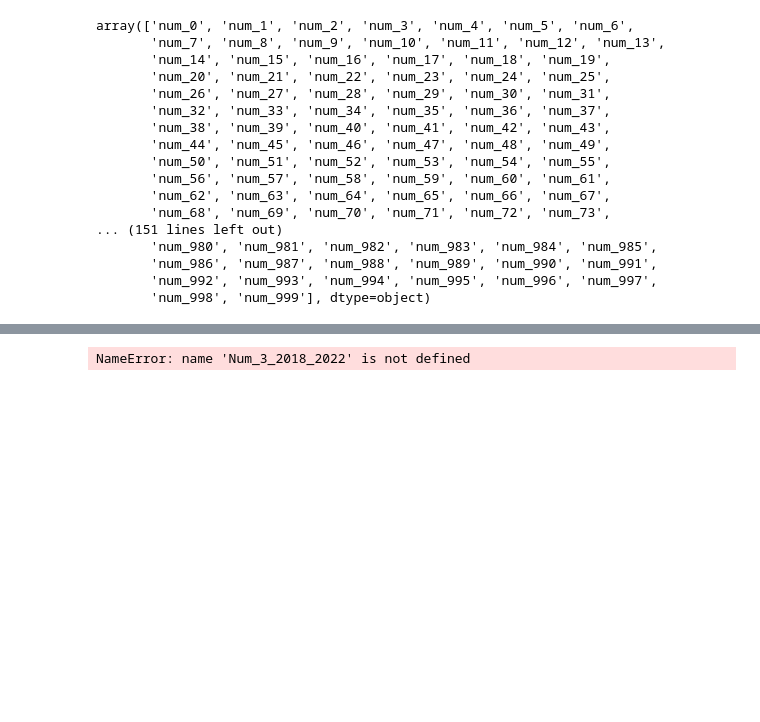
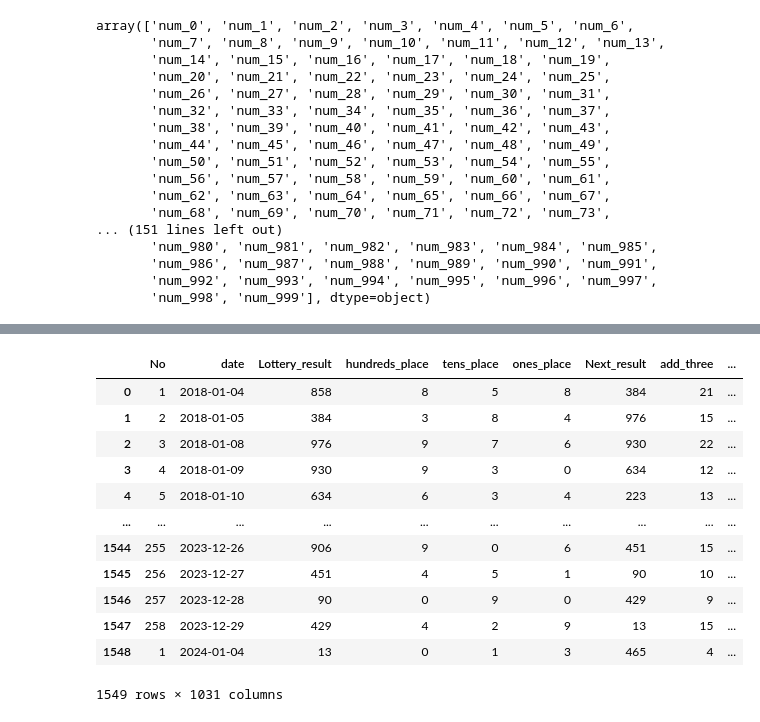
Before and after one commit to yyoshikun/workdir, a Jupyter notebook: Num_3_challenge_5.ipynb, the cells around one changed output, grey strips where cells are left out. Cells and saved outputs as stored; diff of their text form; code cells hidden in the pictures; blank space fills up the shorter version.

```diff
--- a/Num_3_challenge_5.ipynb
+++ b/Num_3_challenge_5.ipynb
@@ -782,9 +783,21 @@ df_tens_place_d
 # %%
 #038 元データとtens_place変数を結合
-Num_3_2018_2023 = pd.concat([Num_3_2018_2022, df_tens_place_d], axis=1)
+Num_3_2018_2023 = pd.concat([Num_3_2018_2023, df_tens_place_d], axis=1)
 Num_3_2018_2023
 # %% [output]
+|  | No | date | Lottery_result | hundreds_place | tens_place | ones_place | Next_result | add_three | ... |
+| 0 | 1 | 2018-01-04 | 858 | 8 | 5 | 8 | 384 | 21 | ... |
+| 1 | 2 | 2018-01-05 | 384 | 3 | 8 | 4 | 976 | 15 | ... |
+| 2 | 3 | 2018-01-08 | 976 | 9 | 7 | 6 | 930 | 22 | ... |
+| 3 | 4 | 2018-01-09 | 930 | 9 | 3 | 0 | 634 | 12 | ... |
+| 4 | 5 | 2018-01-10 | 634 | 6 | 3 | 4 | 223 | 13 | ... |
+| ... | ... | ... | ... | ... | ... | ... | ... | ... | ... |
+| 1544 | 255 | 2023-12-26 | 906 | 9 | 0 | 6 | 451 | 15 | ... |
+| 1545 | 256 | 2023-12-27 | 451 | 4 | 5 | 1 | 90 | 10 | ... |
+| 1546 | 257 | 2023-12-28 | 90 | 0 | 9 | 0 | 429 | 9 | ... |
+| 1547 | 258 | 2023-12-29 | 429 | 4 | 2 | 9 | 13 | 15 | ... |
+| 1548 | 1 | 2024-01-04 | 13 | 0 | 1 | 3 | 465 | 4 | ... |
-NameError: name 'Num_3_2018_2022' is not defined
+1549 rows × 1031 columns
 # %%
 #039 ones_placeのダミー変数化
 ones_place_list=['0','1','2','3','4','5','6','7','8','9']
```
Also changed, not shown: parts of 54 cells of this notebook, 8 other files.
